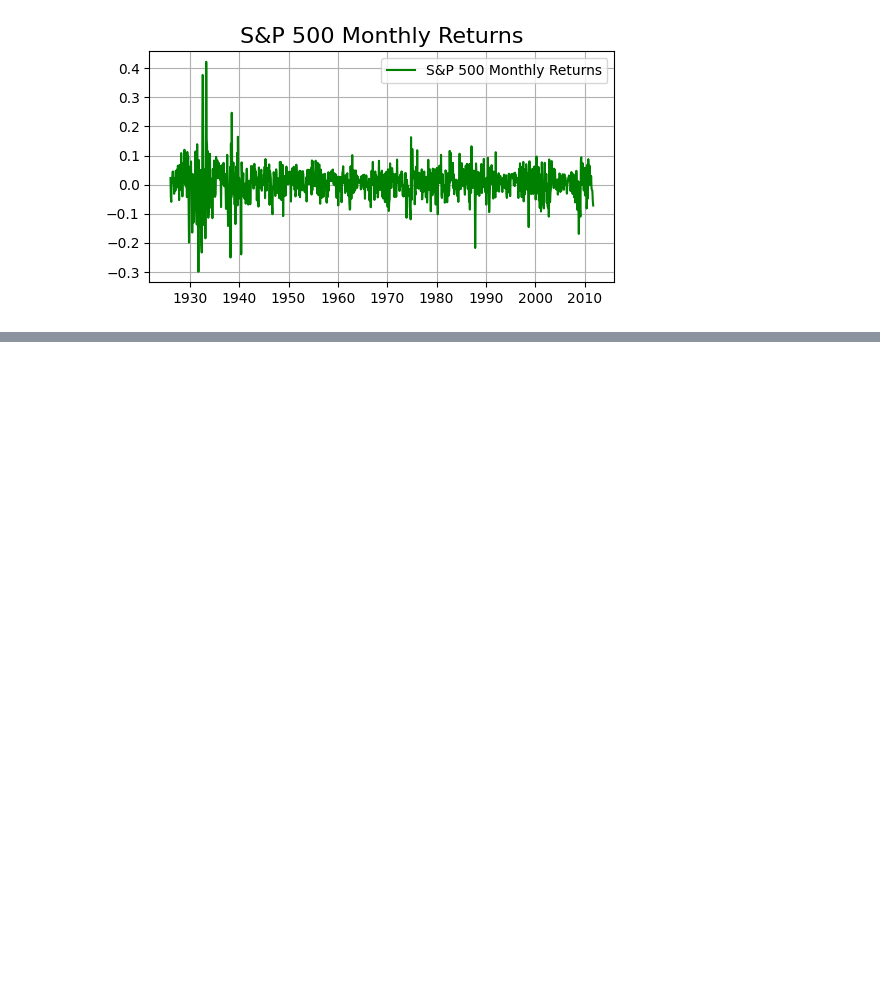
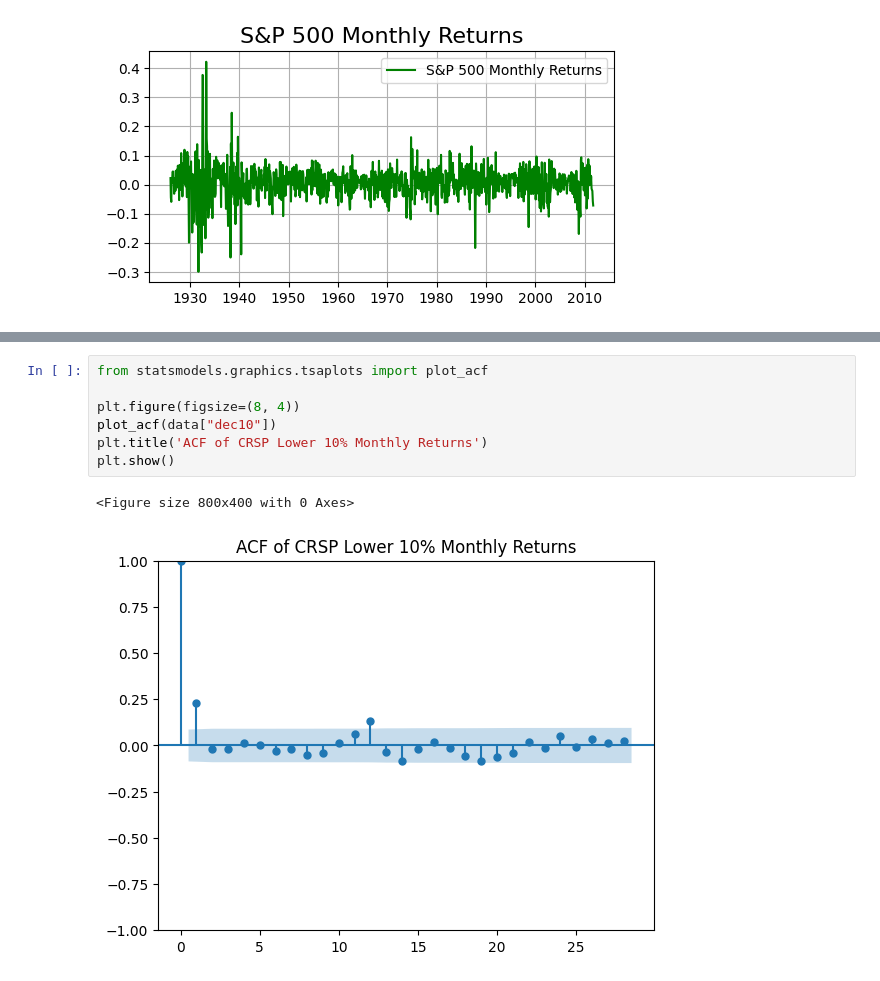
Before and after one commit to 3000ye/TimeSeriesAnalysis, a Jupyter notebook: Ch2/_sample.ipynb, the cells around one changed output, grey strips where cells are left out. Saved outputs shown, nothing was run; the diff lists cells and outputs as text; blank space fills up the shorter version.

```diff
--- a/Ch2/_sample.ipynb
+++ b/Ch2/_sample.ipynb
@@ -123,0 +181,10 @@ plt.show()
+# %%
+from statsmodels.graphics.tsaplots import plot_acf
+
+plt.figure(figsize=(8, 4))
+plot_acf(data["dec10"])
+plt.title('ACF of CRSP Lower 10% Monthly Returns')
+plt.show()
+# %% [output]
+<Figure size 800x400 with 0 Axes>
+[figure, added]
```
Also changed, not shown: parts of 6 cells of this notebook, 10 other files.
